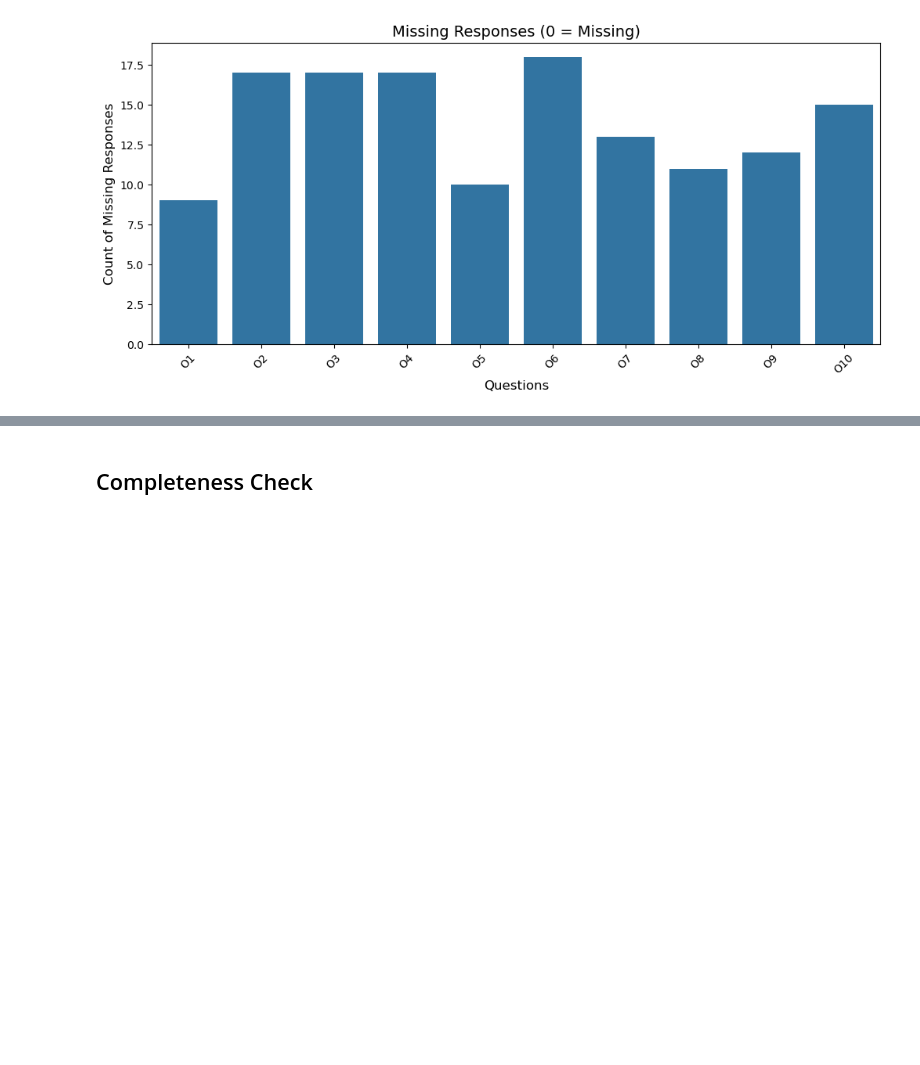
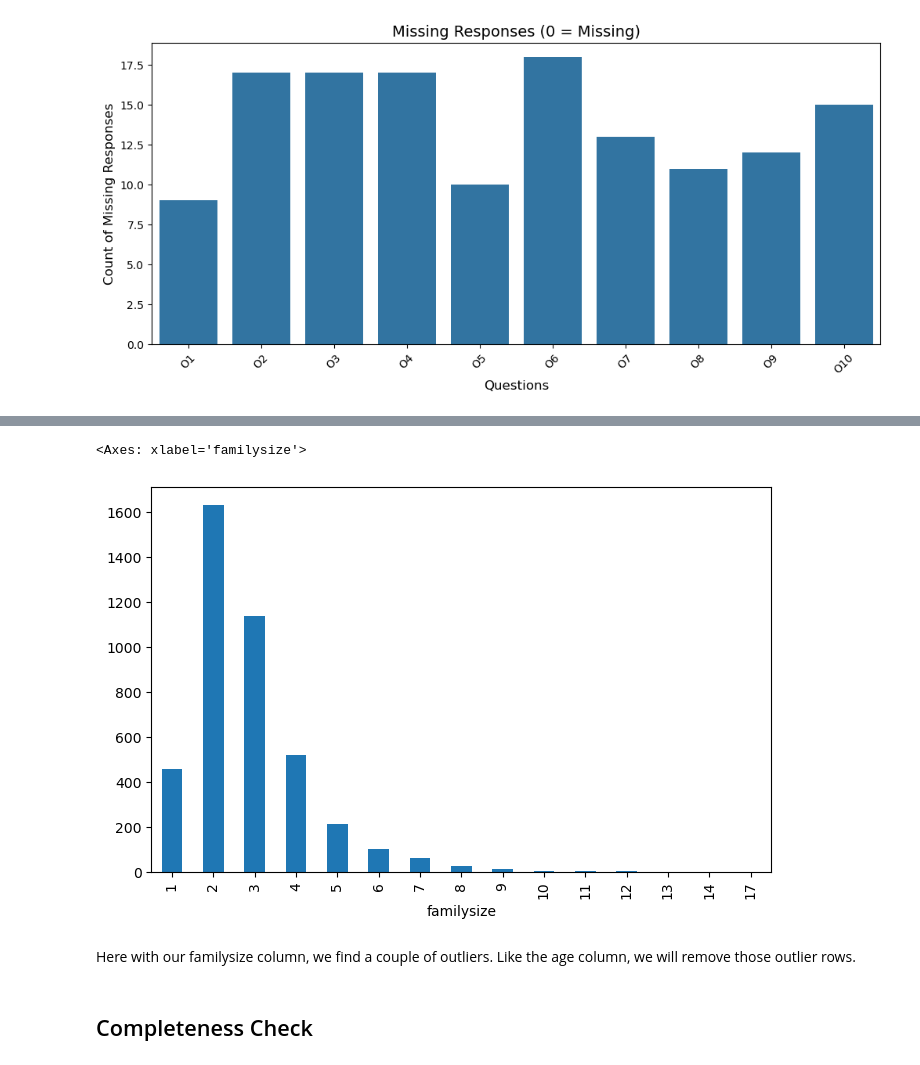
Before and after one commit to Rishik15/BTT_GM2, a Jupyter notebook: gritdatacleaning.ipynb, the cells around one changed output, grey strips where cells are left out. Saved outputs shown, nothing was run; the diff lists cells and outputs as text; code cells hidden in the pictures; blank space fills up the shorter version.

```diff
--- a/gritdatacleaning.ipynb
+++ b/gritdatacleaning.ipynb
@@ -177,0 +202,9 @@ for i in range(0, 50, 10):
+# %%
+df = df[~((df["age"]==228) | (df["age"]==350))]
+# %%
+df['familysize'].value_counts().sort_index().plot(kind='bar', figsize=(8,5))
+# %% [output]
+<Axes: xlabel='familysize'>
+[figure, added]
+# %% [markdown]
+Here with our familysize column, we find a couple of outliers. Like the age column, we will remove those outlier rows.
```
Also changed, not shown: parts of 8 cells of this notebook, 2 other files.
